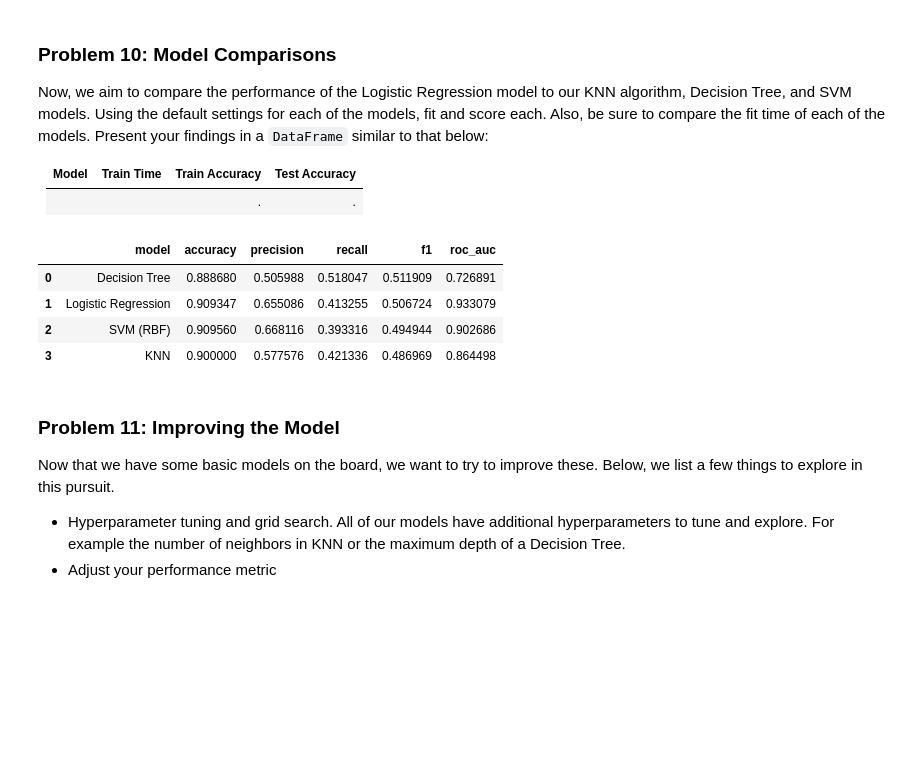
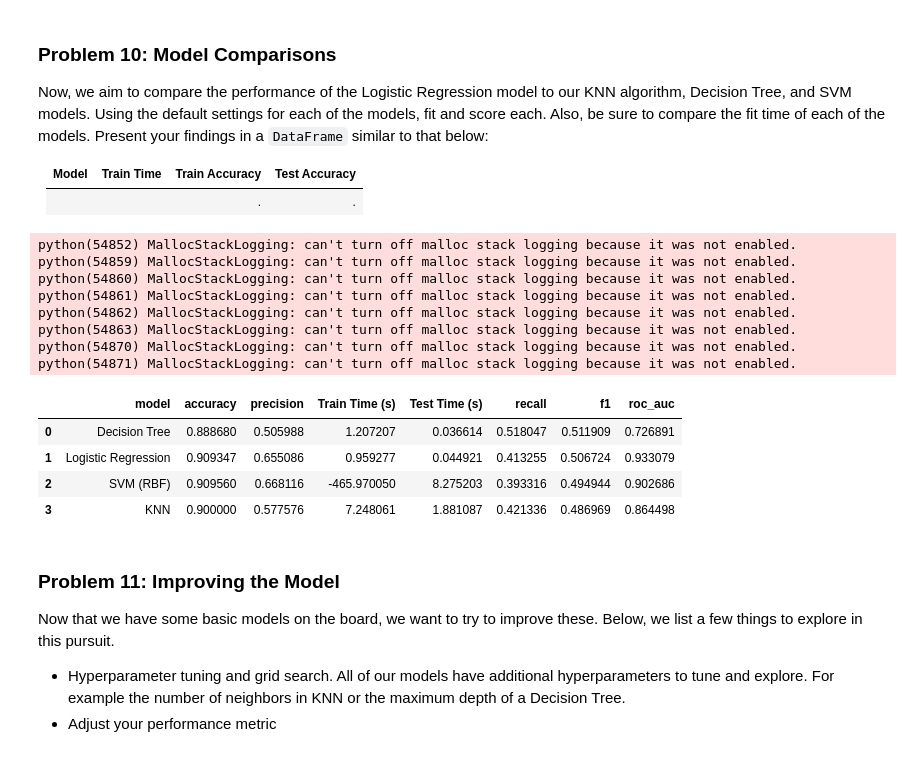
Before and after one commit to peanutenthusiast/symmetrical-fortnight, a Jupyter notebook: prompt_III.ipynb, the cells around one changed output. Cells and saved outputs as stored; diff of their text form; code cells hidden in the pictures; blank space fills up the shorter version.

Commit message:
add model comparison metrics

```diff
--- a/prompt_III.ipynb
+++ b/prompt_III.ipynb
@@ -518,39 +514,51 @@ cv = StratifiedKFold(n_splits=5, shuffle=True, random_state=RANDOM_STATE)
 scoring = {
     "accuracy": "accuracy",
     "precision": "precision",
     "recall": "recall",
     "f1": "f1",
     "roc_auc": "roc_auc"
 }
 
 models = {
     "KNN": KNeighborsClassifier(),
     "Logistic Regression": LogisticRegression(max_iter=2000, random_state=RANDOM_STATE),
     "Decision Tree": DecisionTreeClassifier(random_state=RANDOM_STATE),
     "SVM (RBF)": SVC(kernel="rbf", probability=True, random_state=RANDOM_STATE)
 }
 
 cv_rows = []
 for name, model in models.items():
     pipe = Pipeline(steps=[("preprocess", preprocessor), ("model", model)])
+    start_train_time = time.time()
     out = cross_validate(pipe, X_train, y_train, cv=cv, scoring=scoring, n_jobs=-1)
+    end_train_time = time.time()
     cv_rows.append({
         "model": name,
         "accuracy": out["test_accuracy"].mean(),
         "precision": out["test_precision"].mean(),
+        "Train Time (s)": (end_train_time - start_train_time) - sum(out["fit_time"]),   # avg fit time across folds
+        "Test Time (s)":  out["score_time"].mean(),
         "recall": out["test_recall"].mean(),
         "f1": out["test_f1"].mean(),
-        "roc_auc": out["test_roc_auc"].mean()
+        "roc_auc": out["test_roc_auc"].mean(),
     })
 
 holdout_df = pd.DataFrame(cv_rows).sort_values("f1", ascending=False).reset_index(drop=True)
 holdout_df
 # %% [output]
+python(54852) MallocStackLogging: can't turn off malloc stack logging because it was not enabled.
+python(54859) MallocStackLogging: can't turn off malloc stack logging because it was not enabled.
+python(54860) MallocStackLogging: can't turn off malloc stack logging because it was not enabled.
+python(54861) MallocStackLogging: can't turn off malloc stack logging because it was not enabled.
+python(54862) MallocStackLogging: can't turn off malloc stack logging because it was not enabled.
+python(54863) MallocStackLogging: can't turn off malloc stack logging because it was not enabled.
+python(54870) MallocStackLogging: can't turn off malloc stack logging because it was not enabled.
+python(54871) MallocStackLogging: can't turn off malloc stack logging because it was not enabled.
-|  | model | accuracy | precision | recall | f1 | roc_auc |
-| 0 | Decision Tree | 0.888680 | 0.505988 | 0.518047 | 0.511909 | 0.726891 |
-| 1 | Logistic Regression | 0.909347 | 0.655086 | 0.413255 | 0.506724 | 0.933079 |
-| 2 | SVM (RBF) | 0.909560 | 0.668116 | 0.393316 | 0.494944 | 0.902686 |
-| 3 | KNN | 0.900000 | 0.577576 | 0.421336 | 0.486969 | 0.864498 |
+|  | model | accuracy | precision | Train Time (s) | Test Time (s) | recall | f1 | roc_auc |
+| 0 | Decision Tree | 0.888680 | 0.505988 | 1.207207 | 0.036614 | 0.518047 | 0.511909 | 0.726891 |
+| 1 | Logistic Regression | 0.909347 | 0.655086 | 0.959277 | 0.044921 | 0.413255 | 0.506724 | 0.933079 |
+| 2 | SVM (RBF) | 0.909560 | 0.668116 | -465.970050 | 8.275203 | 0.393316 | 0.494944 | 0.902686 |
+| 3 | KNN | 0.900000 | 0.577576 | 7.248061 | 1.881087 | 0.421336 | 0.486969 | 0.864498 |
 # %% [markdown]
 ### Problem 11: Improving the Model
 
```
Also changed, not shown: parts of 3 cells of this notebook.
